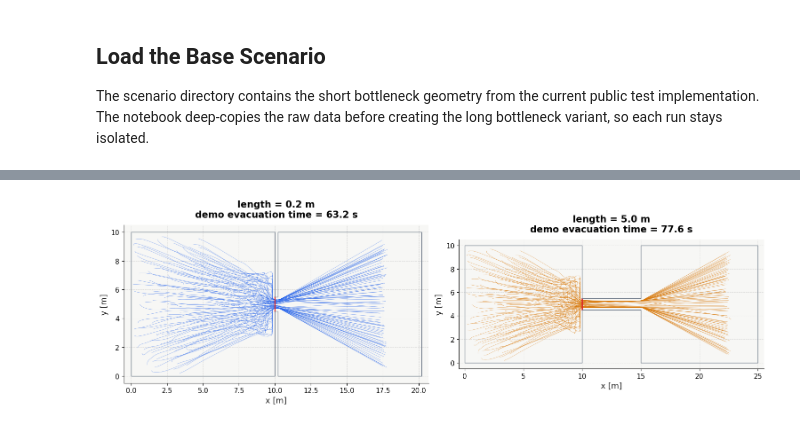
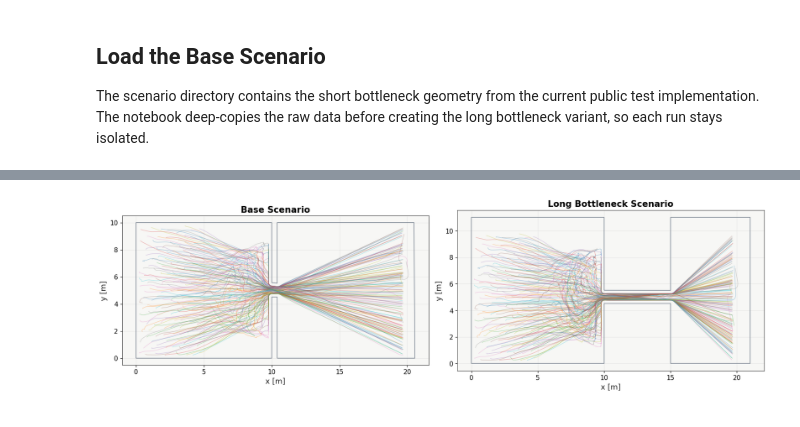
Before and after one commit to PedestrianDynamics/Web-Based-Jupedsim-issues, a Jupyter notebook: standards/rimea/rimea12b_bottleneck_length.ipynb, the cells around one changed output, grey strips where cells are left out. Cells and saved outputs as stored; diff of their text form; code cells hidden in the pictures.

```diff
--- a/standards/rimea/rimea12b_bottleneck_length.ipynb
+++ b/standards/rimea/rimea12b_bottleneck_length.ipynb
@@ -90,0 +59,4 @@ def _build_length(base, params):
+# %%
+SCENARIO_DIR2 = Path("scenario_files") / "Rimea-12b-bottleneck-length.zip"
+long_scenario = load_scenario(str(SCENARIO_DIR2))
+print(long_scenario.summary())
@@ -141,3 +77,19 @@ sweep.cleanup()
+# %%
+%%capture
+result_base = run_scenario(base_scenario,seed=42)
+traj_base = pedpy.TrajectoryData(
+    result_base.trajectory_dataframe()[["id", "frame", "x", "y"]].copy(),
+    frame_rate=result_base.frame_rate,
+)
+walkable_area_base = pedpy.WalkableArea(base_scenario.walkable_polygon)
+
+
+result_long = run_scenario(long_scenario,seed=42)
+traj_long = pedpy.TrajectoryData(
+    result_long.trajectory_dataframe()[["id", "frame", "x", "y"]].copy(),
+    frame_rate=result_long.frame_rate,
+)
+walkable_area_long = pedpy.WalkableArea(long_scenario.walkable_polygon)
 # %% [markdown]
 ## Plot Geometry and Trajectories
 
@@ -145,35 +97,63 @@ Each panel shows the room geometry, the bottleneck entrance line, and one determ
 # %%
-fig, axes = plt.subplots(1, 2, figsize=(15, 5.5), constrained_layout=True)
+def plot_geometry_and_trajectories(
+    trajectory,
+    walkable_area,
+    title,
+    ax,
+    *,
+    trajectory_alpha=0.35,
+    trajectory_linewidth=0.8,
+):
+    """Plot the walkable geometry and each pedestrian trajectory."""
 
-for ax, run in zip(axes, runs):
-    color = VARIANT_COLORS[run["length"]]
-    pedpy.plot_measurement_setup(
-        traj=run["trajectory"],
-        walkable_area=run["walkable_area"],
-        measurement_lines=[run["line"]],
+    # Plot the walkable-area boundary.
+    pedpy.plot_walkable_area(
+        walkable_area=walkable_area,
         axes=ax,
-        traj_alpha=0.7,
-        traj_width=0.35,
-        ml_width=2.0,
-        ml_alpha=0.25,
-        traj_color=color,
-        ml_color="#DC2626",
-    ).set_aspect("equal")
-    ax.set_title(
-        f"length = {run['length']:.1f} m\n"
-        f"demo evacuation time = {run['demo_metrics']['evacuation_time']:.1f} s",
-        pad=12,
     )
-    room2_right = 20.2 if run["length"] < 1 else 25.0
-    ax.set_xlim(-0.5, room2_right + 0.5)
-    ax.set_ylim(-0.5, 10.5)
+
+    data = trajectory.data
+
+    # Plot one line per pedestrian.
+    for _, pedestrian_data in data.groupby("id"):
+        pedestrian_data = pedestrian_data.sort_values("frame")
+
+        ax.plot(
+            pedestrian_data["x"],
+            pedestrian_data["y"],
+            linewidth=trajectory_linewidth,
+            alpha=trajectory_alpha,
+        )
+
+    ax.set_title(title)
     ax.set_xlabel("x [m]")
     ax.set_ylabel("y [m]")
-    ax.grid(True, linestyle="--", linewidth=0.7, alpha=0.35)
-    ax.spines["top"].set_visible(False)
-    ax.spines["right"].set_visible(False)
+    ax.set_aspect("equal", adjustable="box")
+    ax.grid(alpha=0.2)
+
+
+fig, axes = plt.subplots(
+    nrows=1,
+    ncols=2,
+    figsize=(16, 6),
+    constrained_layout=True,
+)
+
+plot_geometry_and_trajectories(
+    trajectory=traj_base,
+    walkable_area=walkable_area_base,
+    title="Base Scenario",
+    ax=axes[0],
+)
+
+plot_geometry_and_trajectories(
+    trajectory=traj_long,
+    walkable_area=walkable_area_long,
+    title="Long Bottleneck Scenario",
+    ax=axes[1],
+)
 
 plt.show()
 # %% [output]
-[figure, old version]
+[figure, new version]
 # %% [markdown]
```
Also changed, not shown: parts of 14 cells of this notebook, 4 other files.
